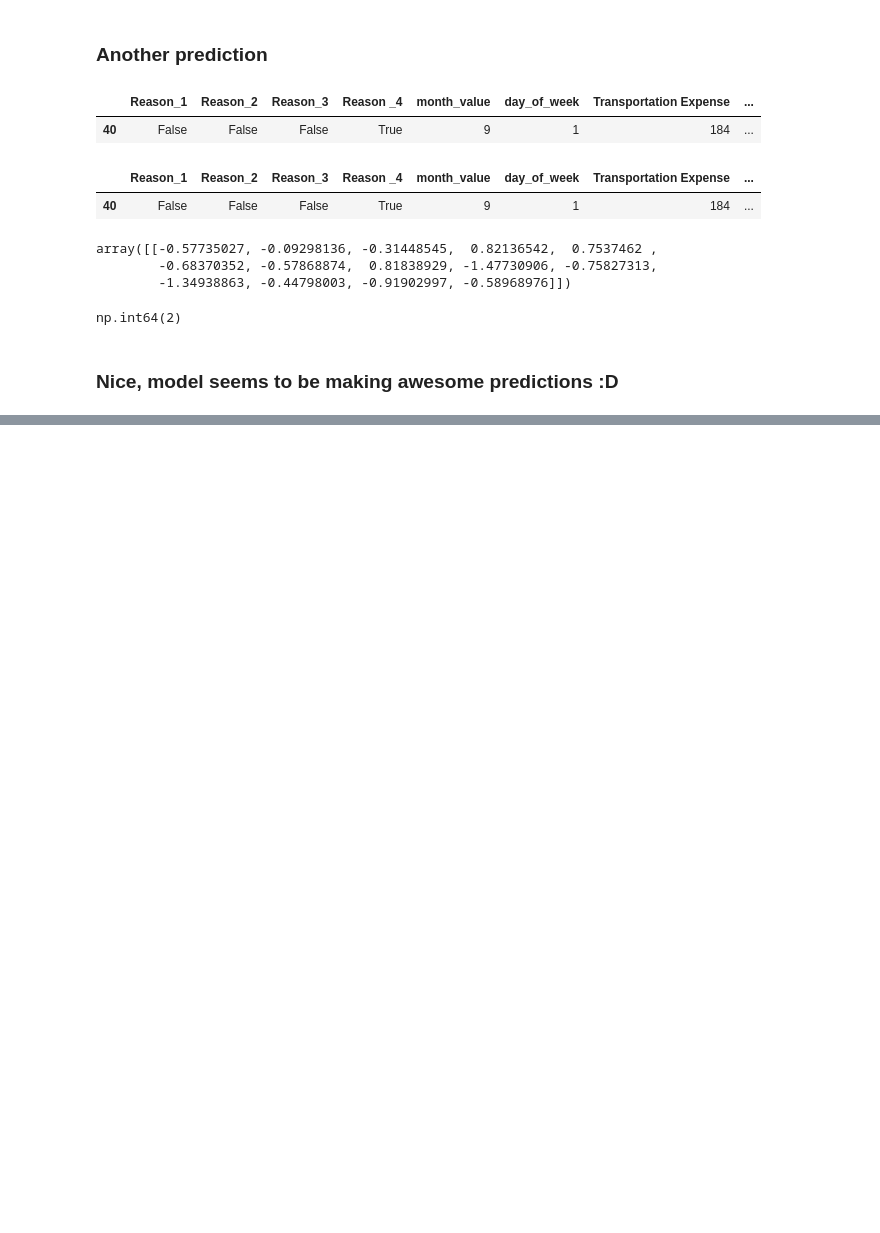
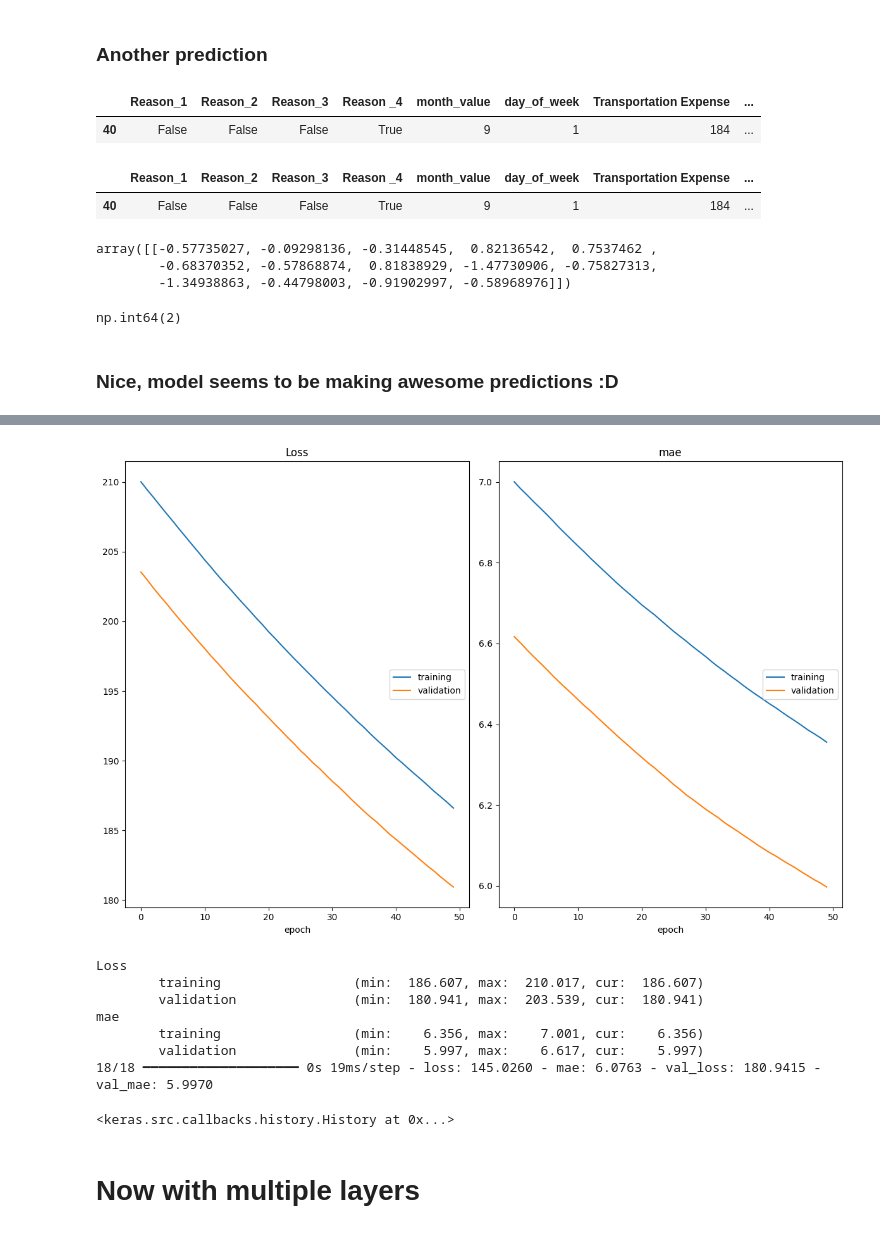
Before and after one commit to PhoenixDwarf/FORK-Inteligencia-artificial-computacion-U, a Jupyter notebook: Kaggle Project/absenteeism-at-work.ipynb, the cells around one changed output, grey strips where cells are left out. Drawn from its saved outputs; the diff is of its cells as text; code cells hidden in the pictures; blank space fills up the shorter version.

```diff
--- a/Kaggle Project/absenteeism-at-work.ipynb
+++ b/Kaggle Project/absenteeism-at-work.ipynb
@@ -533,0 +578,17 @@ np.int64(2)
+# %%
+X_train, X_test, Y_train, Y_test = train_test_split(X, Y, test_size=0.2, random_state=42)
+# %%
+# Definición de la función StandardScaler
+scaler = StandardScaler()
+X_train = scaler.fit_transform(X_train)
+X_test = scaler.transform(X_test)
+
+if Y_train.ndim == 1:
+    Y_train = Y_train.reshape(-1, 1)
+if Y_test.ndim == 1:
+    Y_test = Y_test.reshape(-1, 1)
+
+print(f"X_train shape: {X_train.shape}")
+print(f"Y_train shape: {Y_train.shape}")
+print(f"X_test shape: {X_test.shape}")
+print(f"Y_test shape: {Y_test.shape}")
@@ -533,0 +600,6 @@ np.int64(2)
+# %%
+# Define dimensions
+output_var = Y_train.shape[1]
+dims = X_train.shape[1]
+print(f'{output_var} output variables')
+print(f'{dims} input variables')
@@ -533,0 +616,7 @@ np.int64(2)
+# %%
+# Model 1 - Single Layer
+K.clear_session()
+model1 = Sequential()
+model1.add(Dense(output_var, input_shape=(dims,)))  # No activation for regression output
+model1.compile(optimizer='adam', loss='mean_squared_error', metrics=['mae'])
+print(model1.summary())
@@ -533,0 +634,19 @@ np.int64(2)
+# %%
+# Entrenamiento de la red neuronal con 50 épocas
+model1.fit(X_train, Y_train,
+          verbose=1,
+          epochs=50,
+          validation_data=(X_test, Y_test),
+          callbacks=[PlotLossesKeras()])
+# %% [output]
+[figure, added]
+Loss
+        training                 (min:  186.607, max:  210.017, cur:  186.607)
+        validation               (min:  180.941, max:  203.539, cur:  180.941)
+mae
+        training                 (min:    6.356, max:    7.001, cur:    6.356)
+        validation               (min:    5.997, max:    6.617, cur:    5.997)
+18/18 ━━━━━━━━━━━━━━━━━━━━ 0s 19ms/step - loss: 145.0260 - mae: 6.0763 - val_loss: 180.9415 - val_mae: 5.9970
+<keras.src.callbacks.history.History at 0x...>
+# %% [markdown]
+# Now with multiple layers
```
Also changed, not shown: parts of 21 cells of this notebook, 1 other file.
